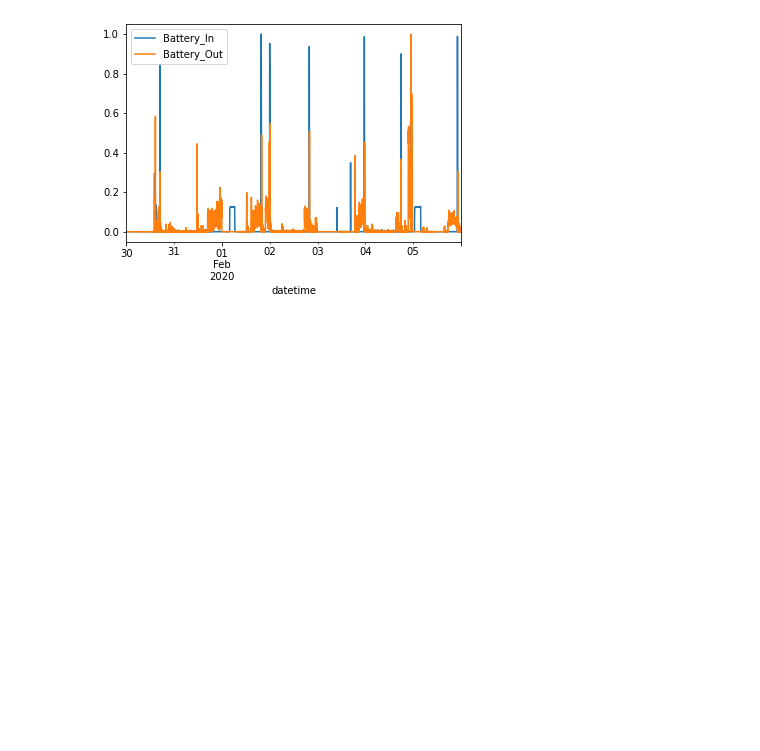
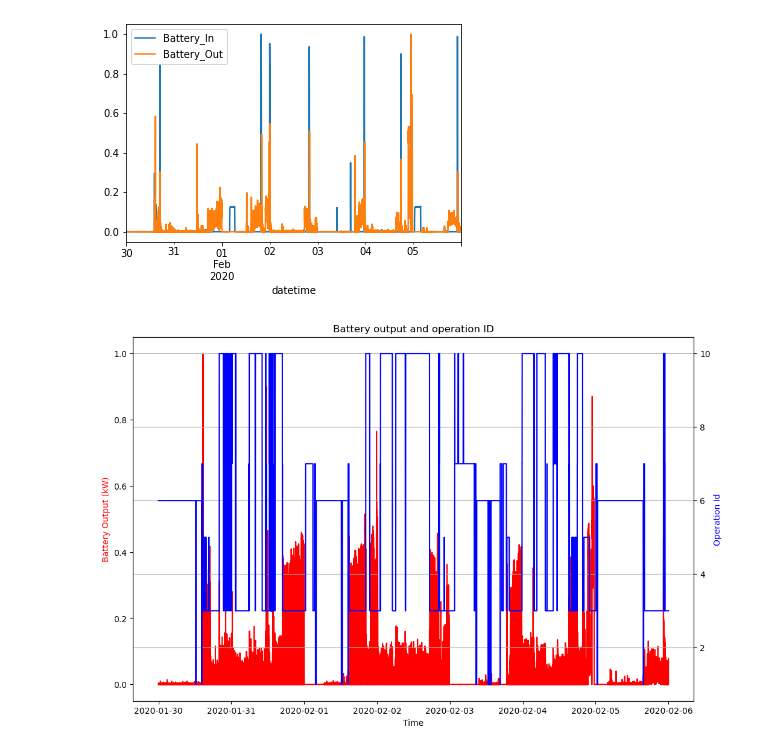
Before and after one commit to andreasdyve/EquinorProject, a Jupyter notebook: Time Series of Generator and Battery output.ipynb, the cells around one changed output. Saved outputs shown, nothing was run; the diff lists cells and outputs as text; code cells hidden in the pictures; blank space fills up the shorter version.

Commit message:
fixed plot title

```diff
--- a/Time Series of Generator and Battery output.ipynb
+++ b/Time Series of Generator and Battery output.ipynb
@@ -110,3 +109,37 @@ df_0.plot(x = 'datetime', y = ['Battery_In', 'Battery_Out'])
 # %% [output]
 <AxesSubplot:xlabel='datetime'>
 [figure]
+# %%
+# Battery out and operation ID
+
+#Set Op ID 100 to 10
+num = df_4['operationId']._get_numeric_data()
+num[num == 100] = 10
+
+
+#DRAWING FIGURE
+x = df_4['datetime']
+y1 = df_4['Battery_Out']
+y2 = df_4['operationId']
+
+#draw figure
+fig, ax1 = plt.subplots()
+
+ax2 = ax1.twinx()
+ax1.plot(x,y1,'r')
+ax2.plot(x,y2,'b')
+
+ax1.set_xlabel('Time')
+ax1.set_ylabel('Battery Output (kW)', color='r')
+ax2.set_ylabel('Operation Id', color='b')
+#ax1.set_ylim(0,0.5)
+ax2.grid()
+#ax1.set_title('Efficiency and fuel consumption of combined gensets')
+plt.title('Battery output and operation ID')
+
+plt.rcParams['figure.figsize'] = [16, 12]
+plt.rcParams['figure.dpi'] = 100 # 200 e.g. is really fine, but slower
+
+plt.show()
+# %% [output]
+[figure, added]
```
Also changed, not shown: parts of 2 cells of this notebook.
